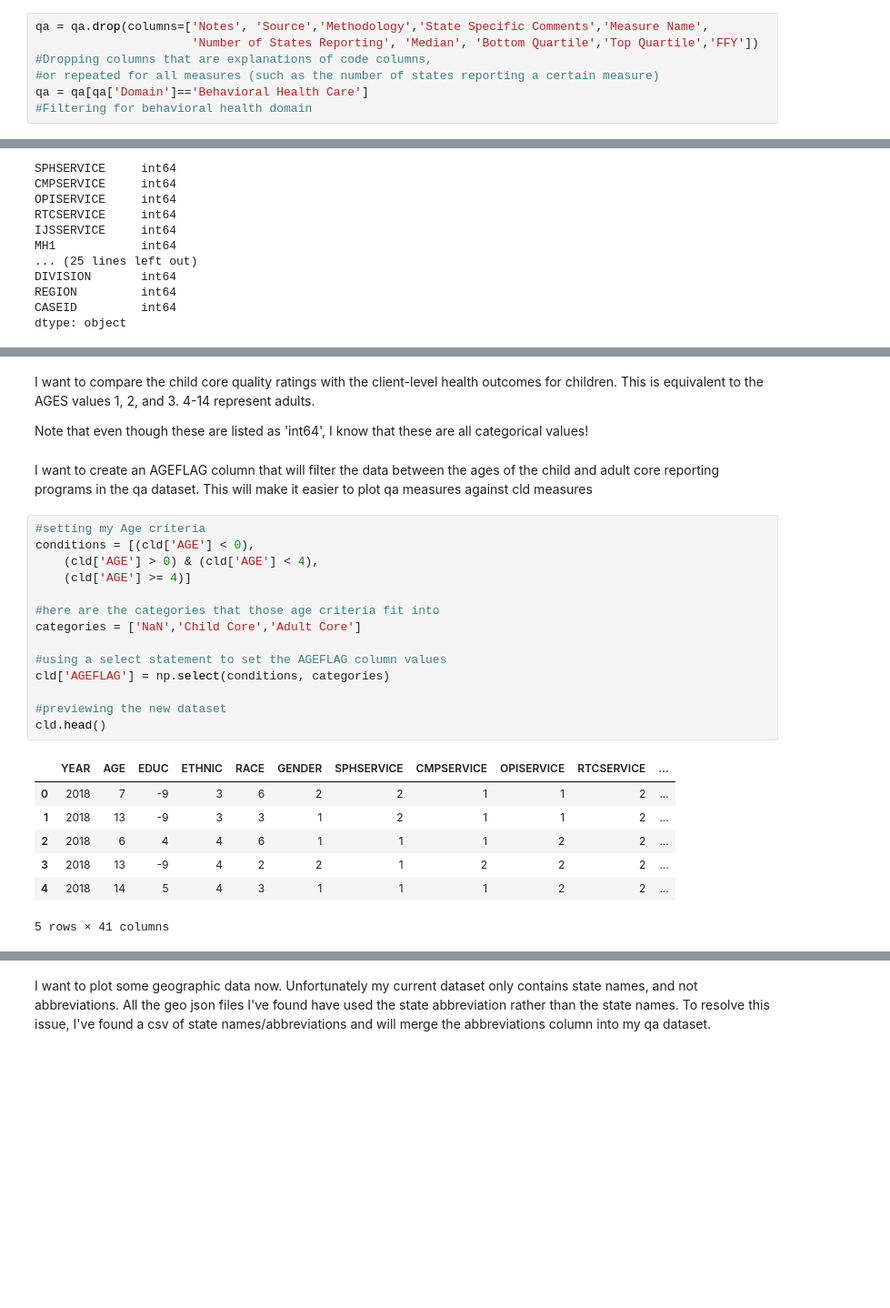
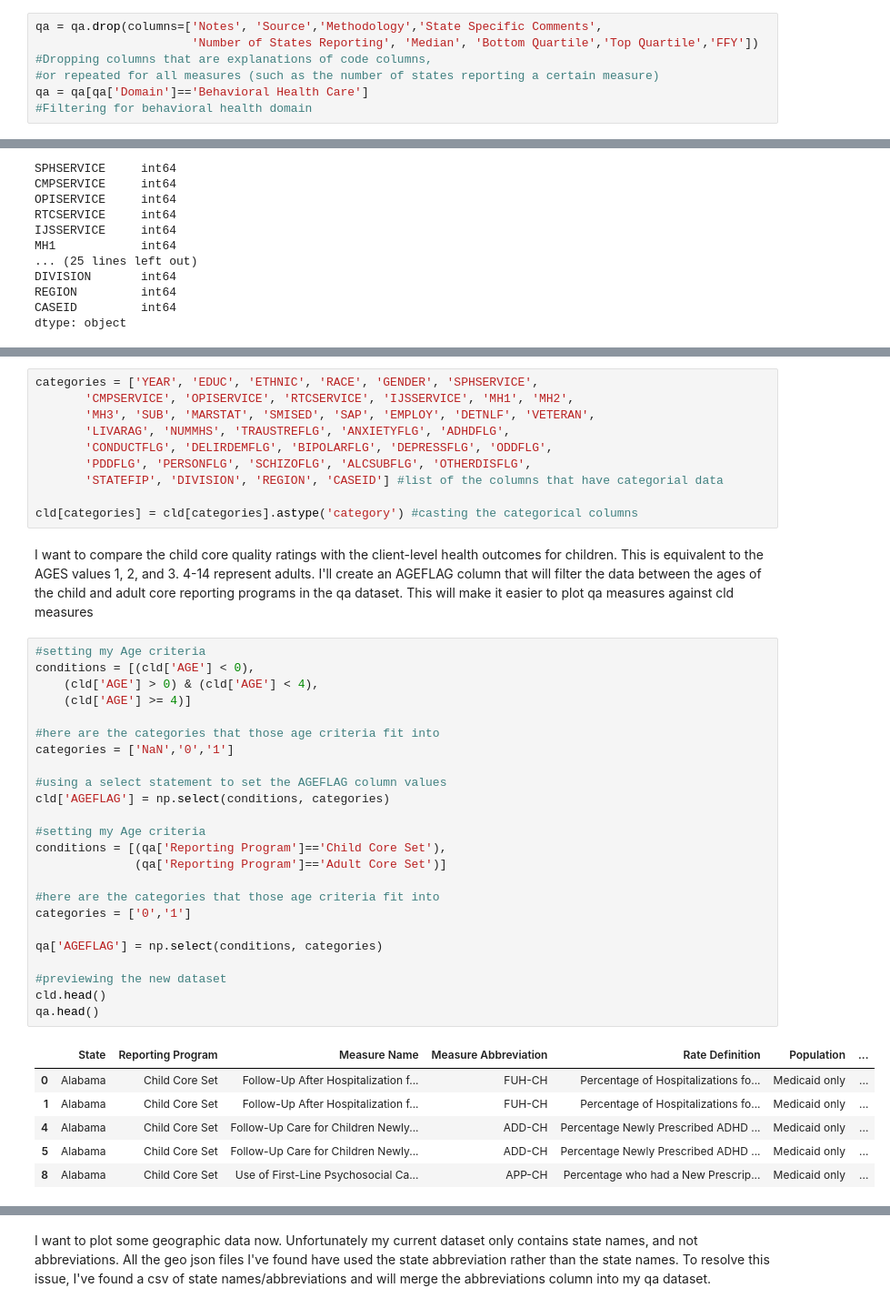
Before and after one commit to samykebaish/cs5010_data_analysis_project, a Jupyter notebook: Quality Measures Code.ipynb, the cells around one changed output, grey strips where cells are left out. Shown at 91% size. Drawn from its saved outputs; the diff is of its cells as text; blank space fills up the shorter version.

Commit message:
Add files via upload
updated quality measures code

```diff
--- a/Quality Measures Code.ipynb
+++ b/Quality Measures Code.ipynb
@@ -15,7 +15,7 @@ The notes section mostly deals with "NR" or not reported.  I will drop these val
 
 I am also filtering for the behavioral health care quality ratings only, as the client-level data is concerning individuals receiving behavioral health care.
 # %%
-qa = qa.drop(columns=['Notes', 'Source','Methodology','State Specific Comments','Measure Name',
+qa = qa.drop(columns=['Notes', 'Source','Methodology','State Specific Comments',
                       'Number of States Reporting', 'Median', 'Bottom Quartile','Top Quartile','FFY'])
 #Dropping columns that are explanations of code columns,
 #or repeated for all measures (such as the number of states reporting a certain measure)
@@ -115,28 +117,43 @@ dtype: object
+# %%
+categories = ['YEAR', 'EDUC', 'ETHNIC', 'RACE', 'GENDER', 'SPHSERVICE',
+       'CMPSERVICE', 'OPISERVICE', 'RTCSERVICE', 'IJSSERVICE', 'MH1', 'MH2',
+       'MH3', 'SUB', 'MARSTAT', 'SMISED', 'SAP', 'EMPLOY', 'DETNLF', 'VETERAN',
+       'LIVARAG', 'NUMMHS', 'TRAUSTREFLG', 'ANXIETYFLG', 'ADHDFLG',
+       'CONDUCTFLG', 'DELIRDEMFLG', 'BIPOLARFLG', 'DEPRESSFLG', 'ODDFLG',
+       'PDDFLG', 'PERSONFLG', 'SCHIZOFLG', 'ALCSUBFLG', 'OTHERDISFLG',
+       'STATEFIP', 'DIVISION', 'REGION', 'CASEID'] #list of the columns that have categorial data
+
+cld[categories] = cld[categories].astype('category') #casting the categorical columns
 # %% [markdown]
-I want to compare the child core quality ratings with the client-level health outcomes for children.  This is equivalent to the AGES values 1, 2, and 3.  4-14 represent adults.
-
-Note that even though these are listed as 'int64', I know that these are all categorical values!
+I want to compare the child core quality ratings with the client-level health outcomes for children.  This is equivalent to the AGES values 1, 2, and 3.  4-14 represent adults. I'll create an AGEFLAG column that will filter the data between the ages of the child and adult core reporting programs in the qa dataset.  This will make it easier to plot qa measures against cld measures
-# %% [markdown]
-I want to create an AGEFLAG column that will filter the data between the ages of the child and adult core reporting programs in the qa dataset.  This will make it easier to plot qa measures against cld measures
 # %%
 #setting my Age criteria
 conditions = [(cld['AGE'] < 0),
     (cld['AGE'] > 0) & (cld['AGE'] < 4),
     (cld['AGE'] >= 4)]
 
 #here are the categories that those age criteria fit into
-categories = ['NaN','Child Core','Adult Core']
+categories = ['NaN','0','1']
 
 #using a select statement to set the AGEFLAG column values
 cld['AGEFLAG'] = np.select(conditions, categories)
 
+#setting my Age criteria
+conditions = [(qa['Reporting Program']=='Child Core Set'),
+              (qa['Reporting Program']=='Adult Core Set')]
+
+#here are the categories that those age criteria fit into
+categories = ['0','1']
+
+qa['AGEFLAG'] = np.select(conditions, categories)
+
 #previewing the new dataset
 cld.head()
+qa.head()
 # %% [output]
-|  | YEAR | AGE | EDUC | ETHNIC | RACE | GENDER | SPHSERVICE | CMPSERVICE | OPISERVICE | RTCSERVICE | ... |
-| 0 | 2018 | 7 | -9 | 3 | 6 | 2 | 2 | 1 | 1 | 2 | ... |
-| 1 | 2018 | 13 | -9 | 3 | 3 | 1 | 2 | 1 | 1 | 2 | ... |
-| 2 | 2018 | 6 | 4 | 4 | 6 | 1 | 1 | 1 | 2 | 2 | ... |
-| 3 | 2018 | 13 | -9 | 4 | 2 | 2 | 1 | 2 | 2 | 2 | ... |
-| 4 | 2018 | 14 | 5 | 4 | 3 | 1 | 1 | 1 | 2 | 2 | ... |
+|  | State | Reporting Program | Measure Name | Measure Abbreviation | Rate Definition | Population | ... |
+| 0 | Alabama | Child Core Set | Follow-Up After Hospitalization f... | FUH-CH | Percentage of Hospitalizations fo... | Medicaid only | ... |
+| 1 | Alabama | Child Core Set | Follow-Up After Hospitalization f... | FUH-CH | Percentage of Hospitalizations fo... | Medicaid only | ... |
+| 4 | Alabama | Child Core Set | Follow-Up Care for Children Newly... | ADD-CH | Percentage Newly Prescribed ADHD ... | Medicaid only | ... |
+| 5 | Alabama | Child Core Set | Follow-Up Care for Children Newly... | ADD-CH | Percentage Newly Prescribed ADHD ... | Medicaid only | ... |
+| 8 | Alabama | Child Core Set | Use of First-Line Psychosocial Ca... | APP-CH | Percentage who had a New Prescrip... | Medicaid only | ... |
-5 rows × 41 columns
```
Also changed, not shown: parts of 94 cells of this notebook.
